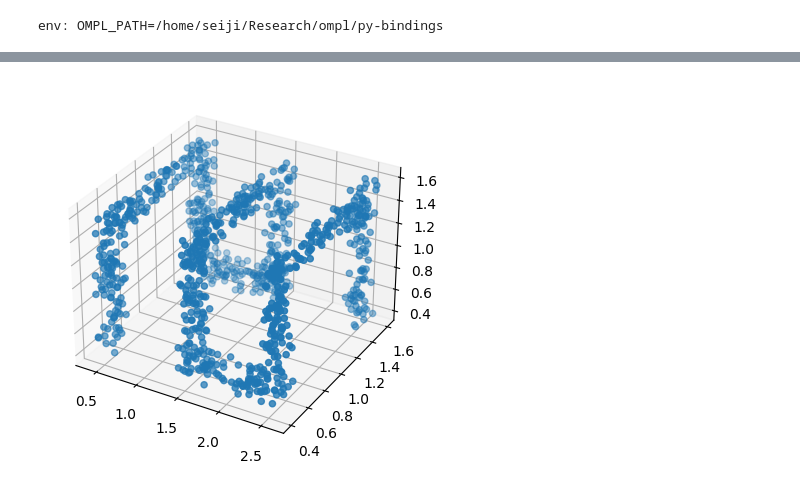
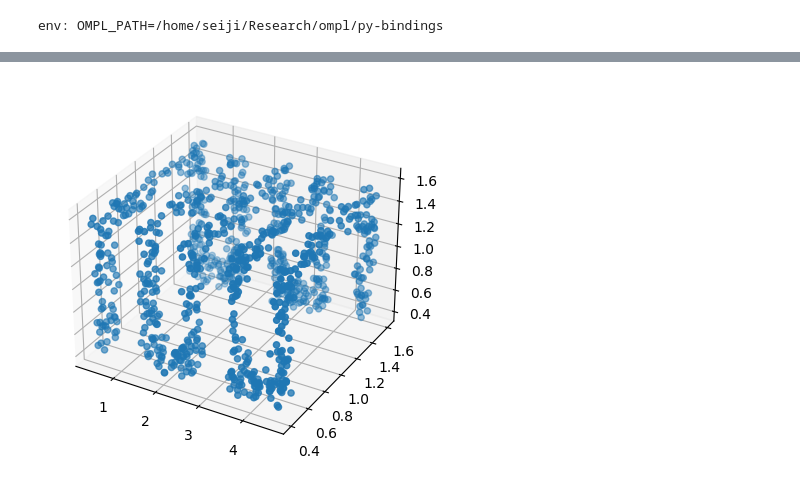
Before and after one commit to robustrobotics/nonasymptotic-mp, a Jupyter notebook: notebooks/vis_gray_code_env.ipynb, the cells around one changed output, grey strips where cells are left out. Drawn from its saved outputs; the diff is of its cells as text; code cells hidden in the pictures.

```diff
--- a/notebooks/vis_gray_code_env.ipynb
+++ b/notebooks/vis_gray_code_env.ipynb
@@ -19,11 +19,11 @@ plt.show()
 # %%
-env_3d = GrayCodeWalls(3, 3, 0.4)
+env_3d = GrayCodeWalls(3, 5, 0.4)
 points = np.array([env_3d.sample_from_env() for _ in range(1000)])
 
 fig = plt.figure()
 ax = fig.add_subplot(projection='3d')
 
 ax.scatter(points[:, 0], points[:, 1], points[:, 2])
 plt.show()
 # %% [output]
-[figure, old version]
+[figure, new version]
```
Also changed, not shown: parts of 1 cell of this notebook, 3 other files.
